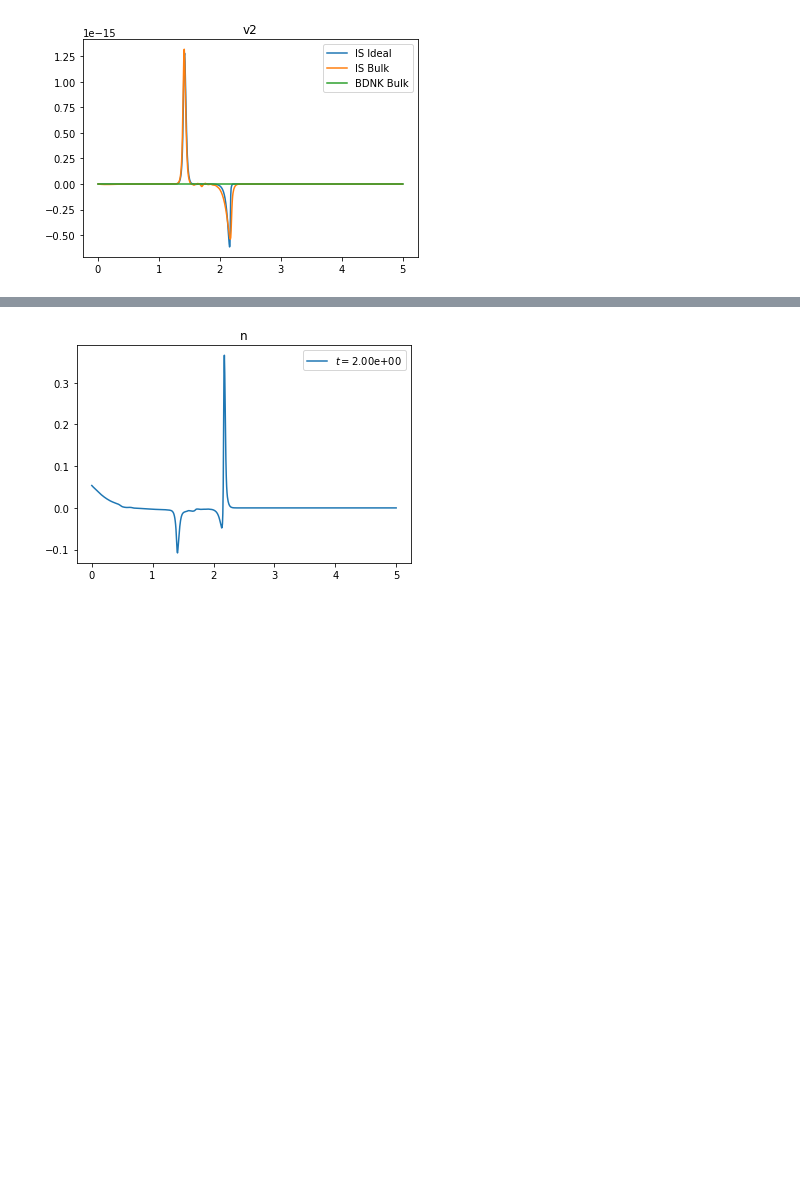
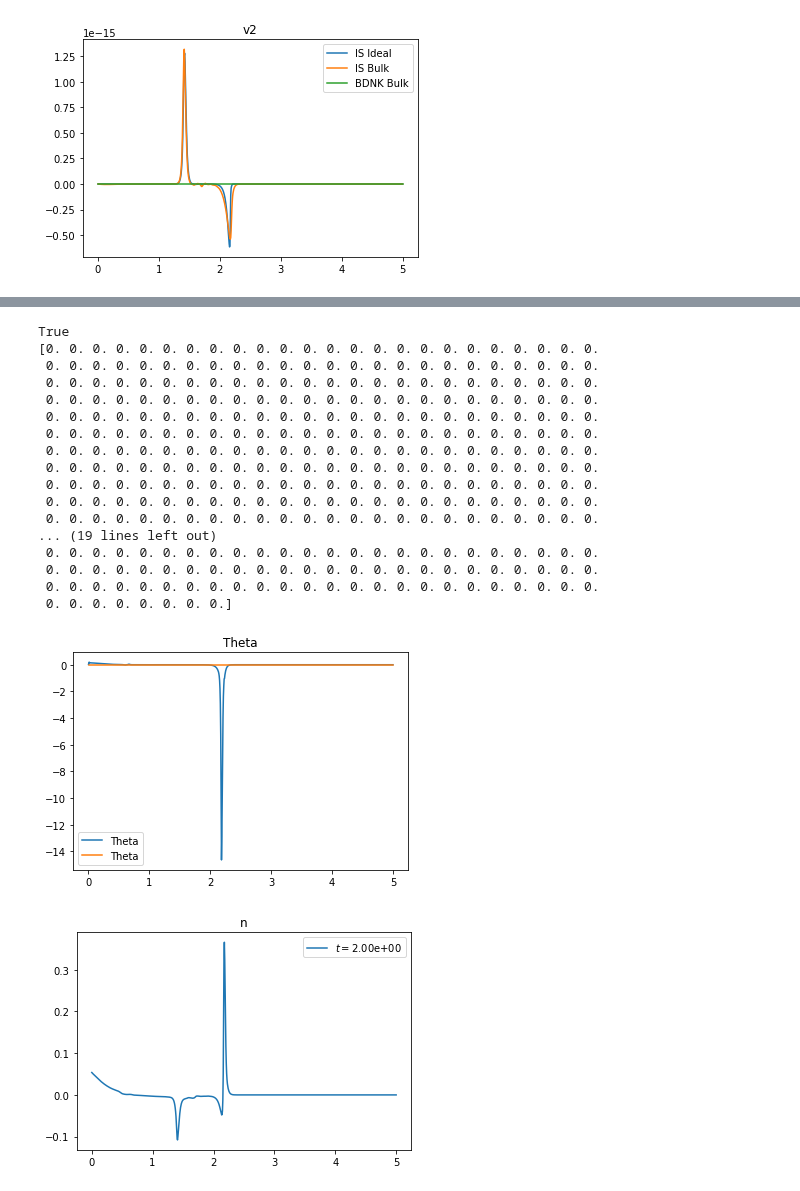
Before and after one commit to MarcusHatton/Plotting, a Jupyter notebook: IS_BDNK_Compare_StillShockID.ipynb, the cells around one changed output, grey strips where cells are left out. Cells and saved outputs as stored; diff of their text form; code cells hidden in the pictures; blank space fills up the shorter version.

```diff
--- a/IS_BDNK_Compare_StillShockID.ipynb
+++ b/IS_BDNK_Compare_StillShockID.ipynb
@@ -123,3 +141,31 @@ for quant in ['Pi','q1', 'q2', 'pi11', 'pi12']:
+# %%
+for quant in ['Theta']:
+    plt.figure()
+    plt.plot(fss[1][-1]['Domain/x'], fss[1][-1]['Auxiliary/'+quant][:],label=quant)
+    plt.plot(fss[2][-1]['Domain/x'], fss[2][-1]['Auxiliary/'+quant][:],label=quant)
+    plt.title(quant)
+    plt.legend()
+print(np.allclose(fss[2][-1]['Auxiliary/Theta'][:],0))
+print(fss[2][-1]['Auxiliary/Theta'][:])
+# %% [output]
+True
+[0. 0. 0. 0. 0. 0. 0. 0. 0. 0. 0. 0. 0. 0. 0. 0. 0. 0. 0. 0. 0. 0. 0. 0.
+ 0. 0. 0. 0. 0. 0. 0. 0. 0. 0. 0. 0. 0. 0. 0. 0. 0. 0. 0. 0. 0. 0. 0. 0.
+ 0. 0. 0. 0. 0. 0. 0. 0. 0. 0. 0. 0. 0. 0. 0. 0. 0. 0. 0. 0. 0. 0. 0. 0.
+ 0. 0. 0. 0. 0. 0. 0. 0. 0. 0. 0. 0. 0. 0. 0. 0. 0. 0. 0. 0. 0. 0. 0. 0.
+ 0. 0. 0. 0. 0. 0. 0. 0. 0. 0. 0. 0. 0. 0. 0. 0. 0. 0. 0. 0. 0. 0. 0. 0.
+ 0. 0. 0. 0. 0. 0. 0. 0. 0. 0. 0. 0. 0. 0. 0. 0. 0. 0. 0. 0. 0. 0. 0. 0.
+ 0. 0. 0. 0. 0. 0. 0. 0. 0. 0. 0. 0. 0. 0. 0. 0. 0. 0. 0. 0. 0. 0. 0. 0.
+ 0. 0. 0. 0. 0. 0. 0. 0. 0. 0. 0. 0. 0. 0. 0. 0. 0. 0. 0. 0. 0. 0. 0. 0.
+ 0. 0. 0. 0. 0. 0. 0. 0. 0. 0. 0. 0. 0. 0. 0. 0. 0. 0. 0. 0. 0. 0. 0. 0.
+ 0. 0. 0. 0. 0. 0. 0. 0. 0. 0. 0. 0. 0. 0. 0. 0. 0. 0. 0. 0. 0. 0. 0. 0.
+ 0. 0. 0. 0. 0. 0. 0. 0. 0. 0. 0. 0. 0. 0. 0. 0. 0. 0. 0. 0. 0. 0. 0. 0.
+... (19 lines left out)
+ 0. 0. 0. 0. 0. 0. 0. 0. 0. 0. 0. 0. 0. 0. 0. 0. 0. 0. 0. 0. 0. 0. 0. 0.
+ 0. 0. 0. 0. 0. 0. 0. 0. 0. 0. 0. 0. 0. 0. 0. 0. 0. 0. 0. 0. 0. 0. 0. 0.
+ 0. 0. 0. 0. 0. 0. 0. 0. 0. 0. 0. 0. 0. 0. 0. 0. 0. 0. 0. 0. 0. 0. 0. 0.
+ 0. 0. 0. 0. 0. 0. 0. 0.]
+[figure, added]
 # %%
 for quant in['n','rho','p','v1','v2']:
     plt.figure()
```
Also changed, not shown: parts of 2 cells of this notebook.
